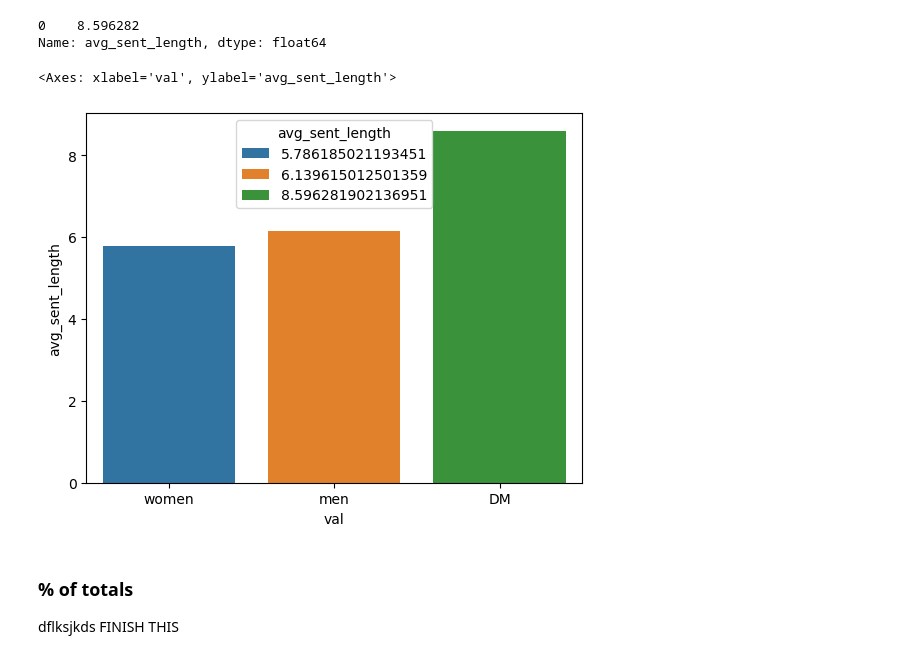
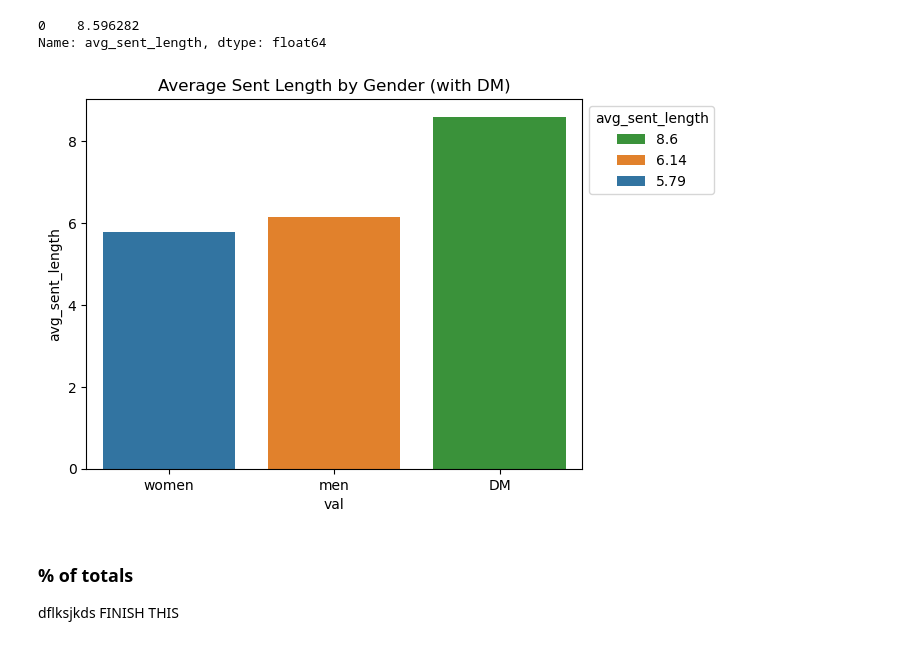
Before and after one commit to Data-Science-for-Linguists-2025/Critical-Role-Analysis, a Jupyter notebook: notebooks/cr_analysis.ipynb, the cells around one changed output. Saved outputs shown, nothing was run; the diff lists cells and outputs as text; code cells hidden in the pictures.

```diff
--- a/notebooks/cr_analysis.ipynb
+++ b/notebooks/cr_analysis.ipynb
@@ -715,11 +798,16 @@ Name: avg_sent_length, dtype: float64
 dmnws = [womscount, menscount, mattscount]
 
 dmnwslen = pd.concat(dmnws)
+
+dmnwslen['avg_sent_length'] = dmnwslen['avg_sent_length'].map("{:.2f}".format)
+dmnwslen['avg_sent_length'] = dmnwslen['avg_sent_length'].map(float)
 # %%
-sns.barplot(dmnwslen, x="val", y="avg_sent_length", hue="avg_sent_length", dodge=False)
+dmnwslenplot = sns.barplot(dmnwslen, x="val", y="avg_sent_length", hue="avg_sent_length", dodge=False)
+dmnwslenplot.set_title("Average Sent Length by Gender (with DM)")
+sns.move_legend(dmnwslenplot, "upper left", bbox_to_anchor=(1, 1), reverse=True)
+plt.show()
 # %% [output]
-<Axes: xlabel='val', ylabel='avg_sent_length'>
-[figure, old version]
+[figure, new version]
 # %% [markdown]
 ### % of totals
 
```
Also changed, not shown: parts of 36 cells of this notebook.
